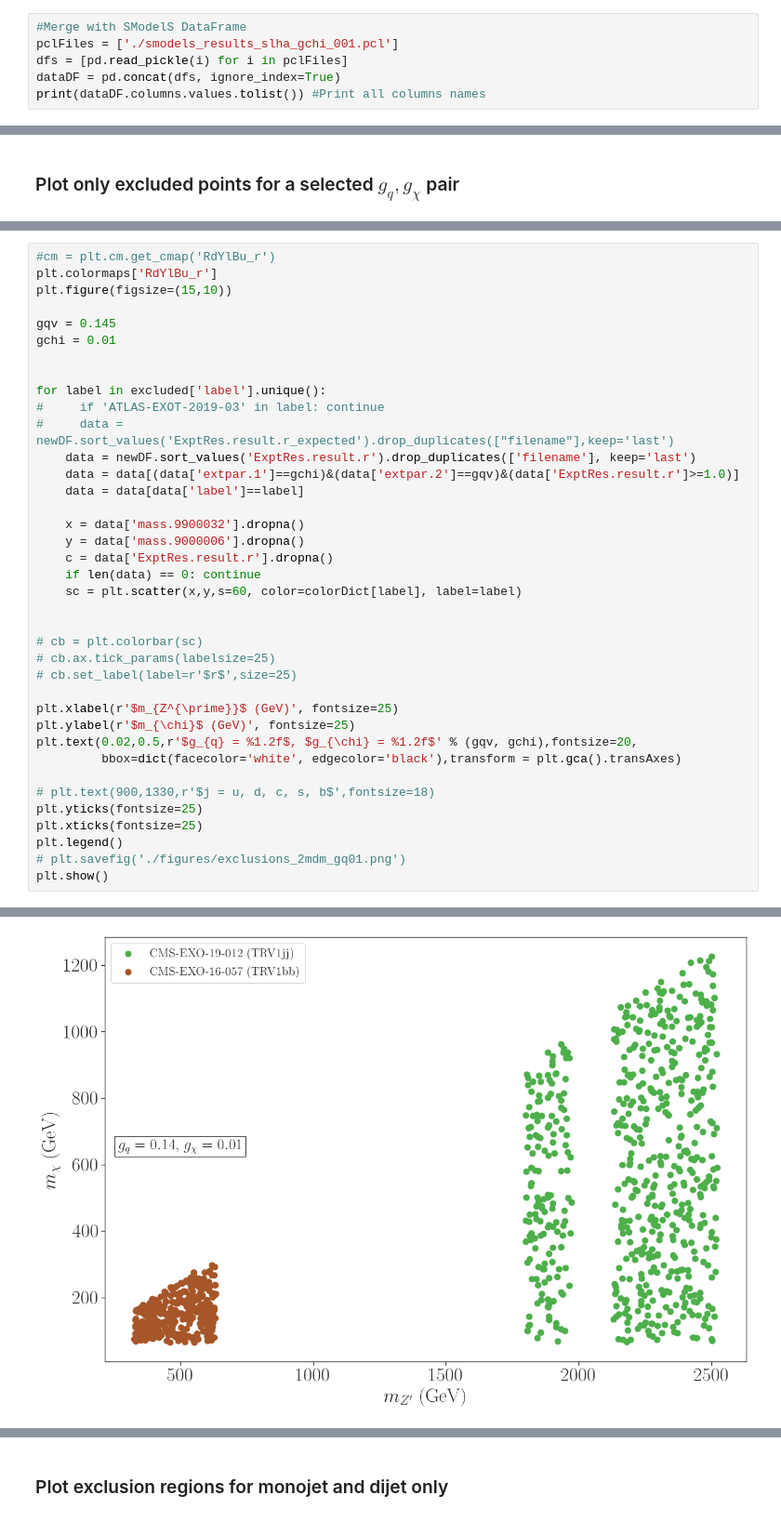
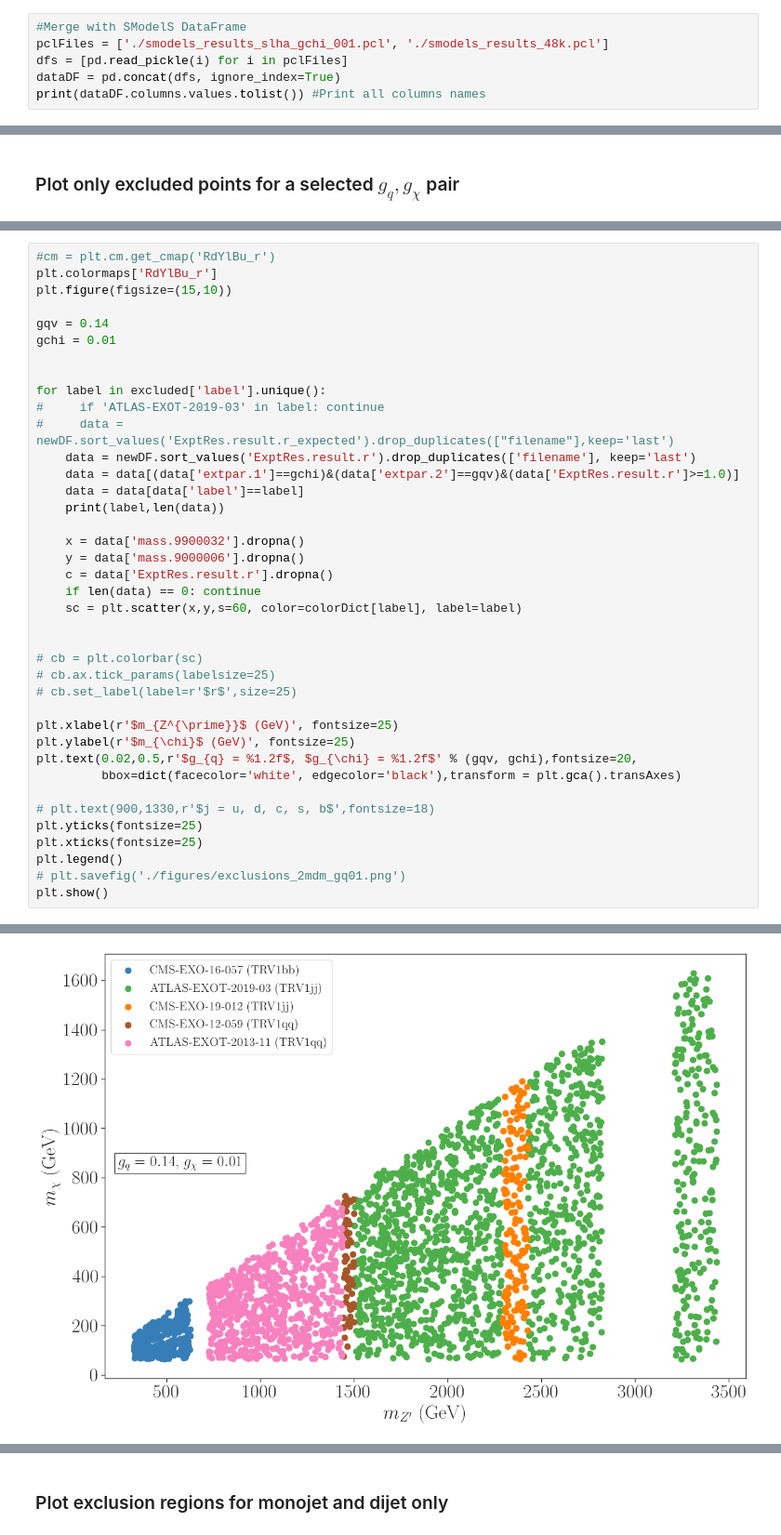
Before and after one commit to SModelS/smodelsv3-paper, a Jupyter notebook: scan/2MDM-monojet-vs-dijet-plots.ipynb, the cells around one changed output, grey strips where cells are left out. Shown at 93% size. Saved outputs shown, nothing was run; the diff lists cells and outputs as text.

```diff
--- a/scan/2MDM-monojet-vs-dijet-plots.ipynb
+++ b/scan/2MDM-monojet-vs-dijet-plots.ipynb
@@ -56,7 +56,7 @@ def convertLabel(label):
 #### Get data in pcl format and print all columns names
 # %%
 #Merge with SModelS DataFrame
-pclFiles = ['./smodels_results_slha_gchi_001.pcl']
+pclFiles = ['./smodels_results_slha_gchi_001.pcl', './smodels_results_48k.pcl']
 dfs = [pd.read_pickle(i) for i in pclFiles]
 dataDF = pd.concat(dfs, ignore_index=True)
 print(dataDF.columns.values.tolist()) #Print all columns names
@@ -208,7 +213,7 @@ array([0.14 , 0.13 , 0.125, 0.12 , 0.25 , 0.2  , 0.1  , 0.15 , 0.145])
 plt.colormaps['RdYlBu_r']
 plt.figure(figsize=(15,10))
 
-gqv = 0.145
+gqv = 0.14
 gchi = 0.01
 
 
@@ -218,6 +223,7 @@ for label in excluded['label'].unique():
     data = newDF.sort_values('ExptRes.result.r').drop_duplicates(['filename'], keep='last')
     data = data[(data['extpar.1']==gchi)&(data['extpar.2']==gqv)&(data['ExptRes.result.r']>=1.0)]
     data = data[data['label']==label]
+    print(label,len(data))
 
     x = data['mass.9900032'].dropna()
     y = data['mass.9000006'].dropna()
@@ -245,2 +259,2 @@ plt.show()
-[figure, old version]
+[figure, new version]
 # %%
```
Also changed, not shown: parts of 20 cells of this notebook.
